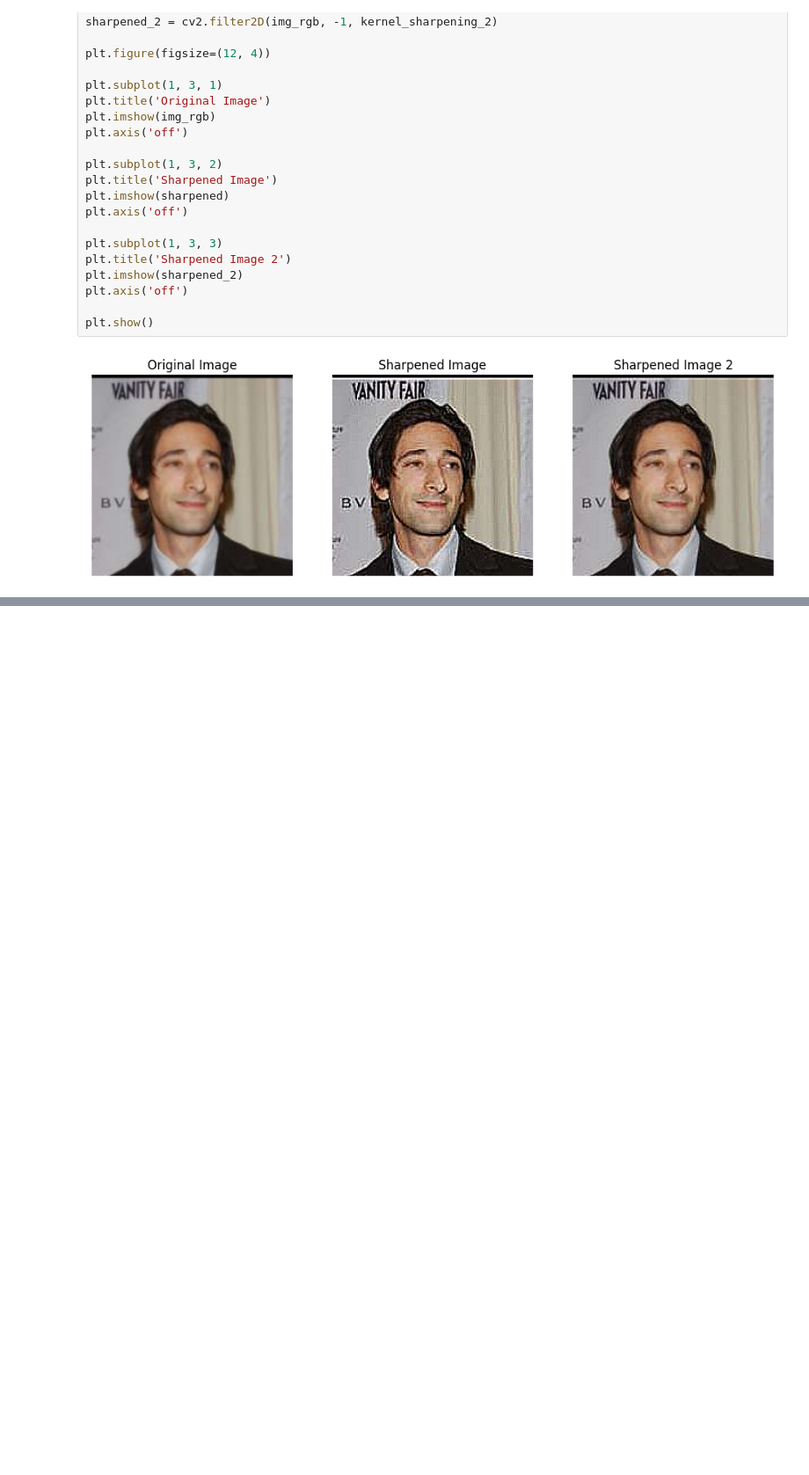
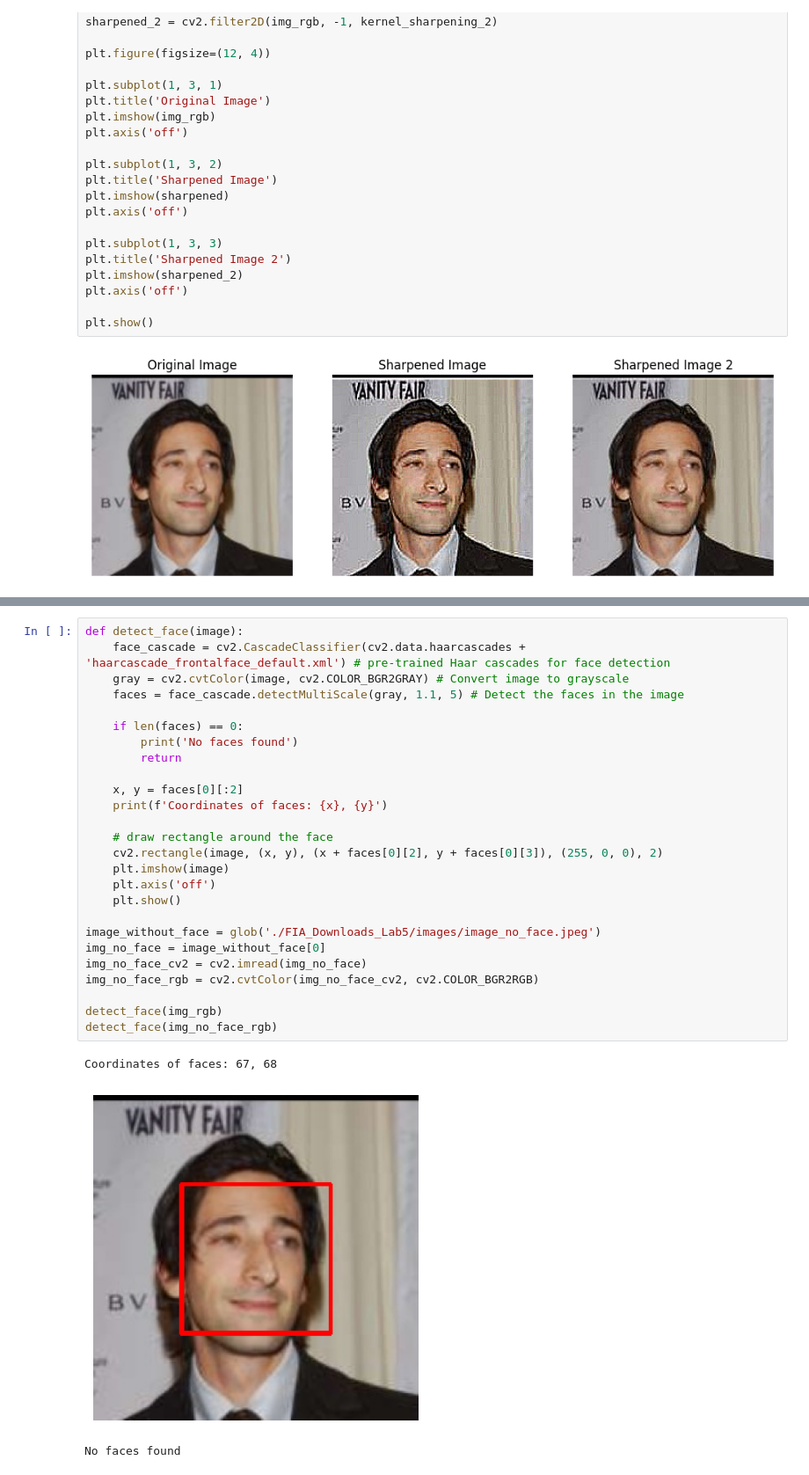
Before and after one commit to alya1007/ai-labs, a Jupyter notebook: lab5/main.ipynb, the cells around one changed output, grey strips where cells are left out. Shown at 88% size. Cells and saved outputs as stored; diff of their text form; blank space fills up the shorter version.

Commit message:
add face recognition task 2

```diff
--- a/lab5/main.ipynb
+++ b/lab5/main.ipynb
@@ -124,0 +134,30 @@ plt.show()
+# %%
+def detect_face(image):
+    face_cascade = cv2.CascadeClassifier(cv2.data.haarcascades + 'haarcascade_frontalface_default.xml') # pre-trained Haar cascades for face detection
+    gray = cv2.cvtColor(image, cv2.COLOR_BGR2GRAY) # Convert image to grayscale
+    faces = face_cascade.detectMultiScale(gray, 1.1, 5) # Detect the faces in the image
+
+    if len(faces) == 0:
+        print('No faces found')
+        return
+
+    x, y = faces[0][:2]
+    print(f'Coordinates of faces: {x}, {y}')
+
+    # draw rectangle around the face
+    cv2.rectangle(image, (x, y), (x + faces[0][2], y + faces[0][3]), (255, 0, 0), 2)
+    plt.imshow(image)
+    plt.axis('off')
+    plt.show()
+
+image_without_face = glob('./FIA_Downloads_Lab5/images/image_no_face.jpeg')
+img_no_face = image_without_face[0]
+img_no_face_cv2 = cv2.imread(img_no_face)
+img_no_face_rgb = cv2.cvtColor(img_no_face_cv2, cv2.COLOR_BGR2RGB)
+
+detect_face(img_rgb)
+detect_face(img_no_face_rgb)
+# %% [output]
+Coordinates of faces: 67, 68
+[figure, added]
+No faces found
```
Also changed, not shown: parts of 3 cells of this notebook, 2 other files.
